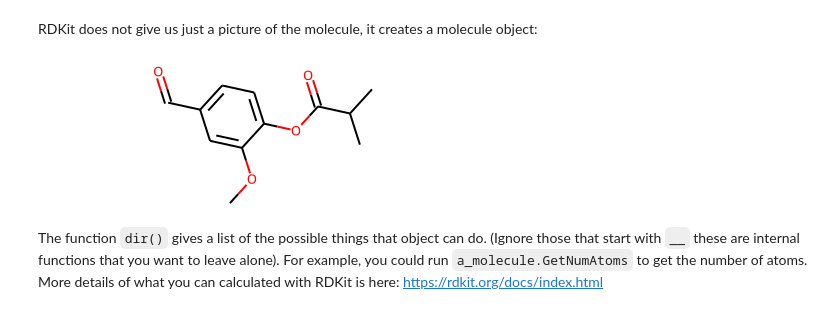
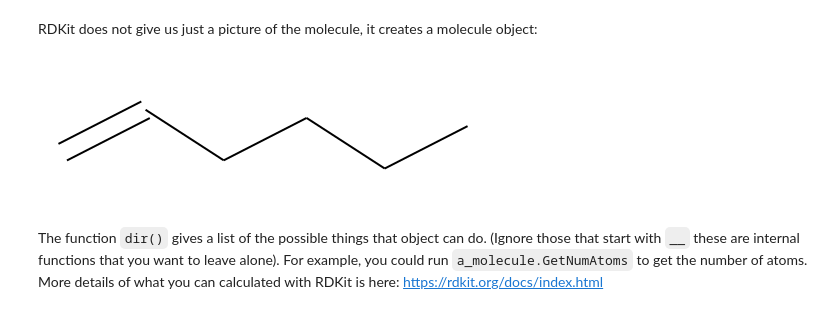
Before and after one commit to Willjterwright/grpA, a Jupyter notebook: TECS PhD ML Rotation Tox21.ipynb, the cells around one changed output. Drawn from its saved outputs; the diff is of its cells as text; code cells hidden in the pictures.

```diff
--- a/TECS PhD ML Rotation Tox21.ipynb
+++ b/TECS PhD ML Rotation Tox21.ipynb
@@ -187,11 +187,11 @@ Draw.MolsToGridImage(ms)
 RDKit does not give us just a picture of the molecule, it creates a molecule object:
 # %%
 molecule_number = 20
-formula = SMILES_strings[molecule_number]
+formula = SMILES_strings[3]
 a_molecule = Chem.MolFromSmiles(formula)
 a_molecule
 # %% [output]
-[figure, old version]
+[figure, new version]
 # %% [markdown]
 The function `dir()` gives a list of the possible things that object can do. (Ignore those that start with ``__`` these are internal functions that you want to leave alone). For example, you could run `a_molecule.GetNumAtoms` to get the number of atoms. More details of what you can calculated with RDKit is here:
 https://rdkit.org/docs/index.html
```
Also changed, not shown: parts of 21 cells of this notebook, 8 other files.
